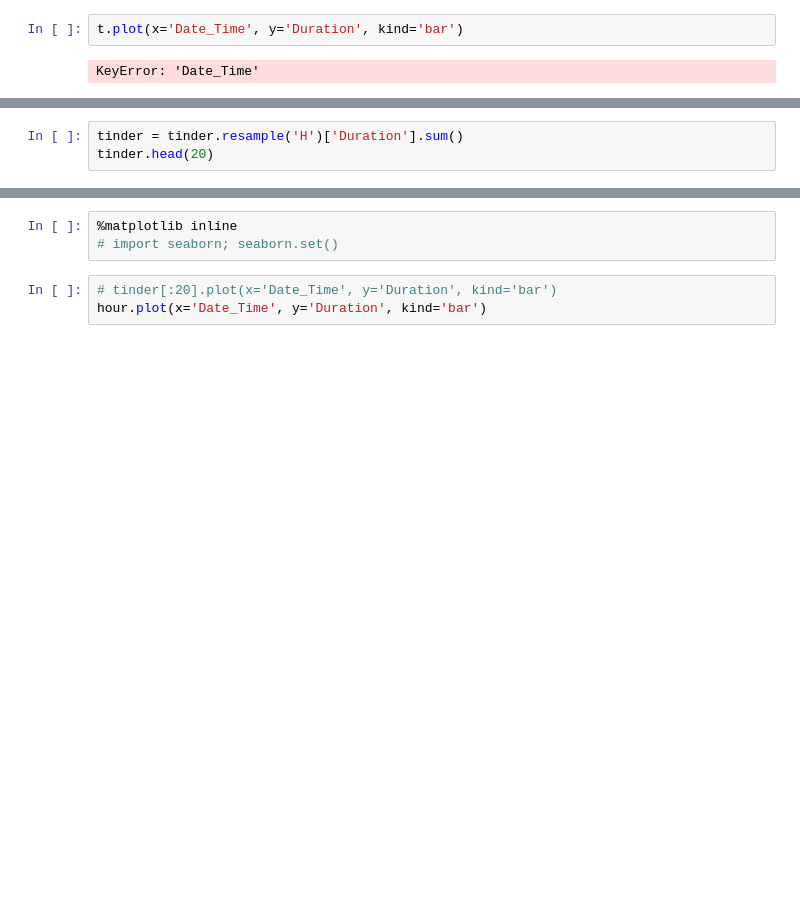
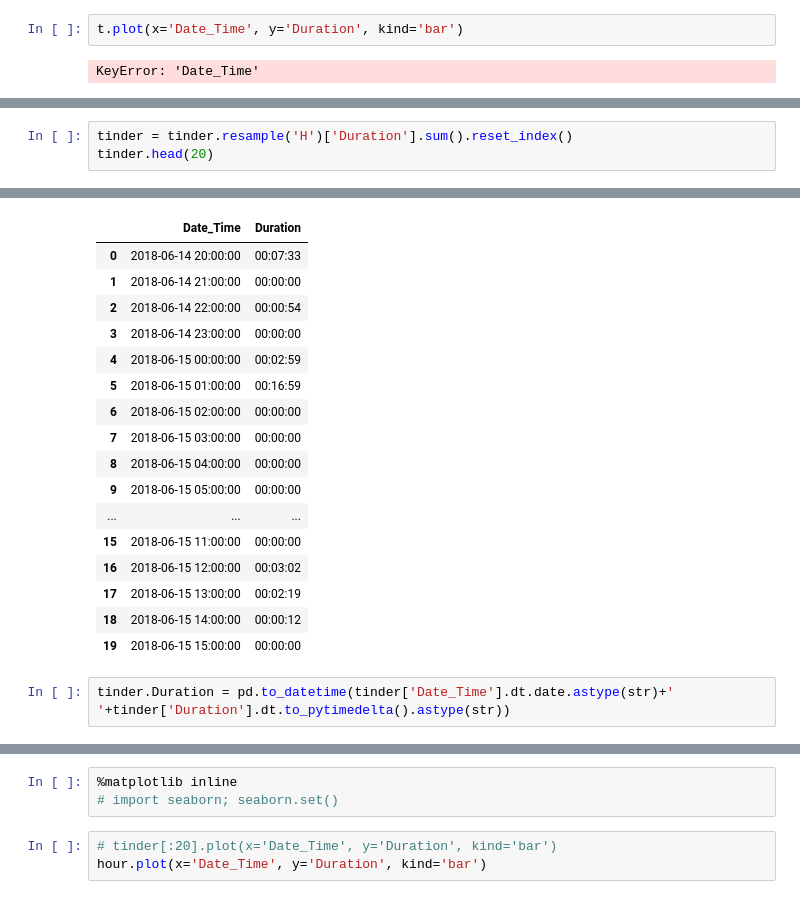
Before and after one commit to kanderson102/apptracker, a Jupyter notebook: sandbox3.ipynb, the cells around one changed output, grey strips where cells are left out. Cells and saved outputs as stored; diff of their text form; blank space fills up the shorter version.

```diff
--- a/sandbox3.ipynb
+++ b/sandbox3.ipynb
@@ -137,4 +166,4 @@ chart
 # %%
-tinder = tinder.resample('H')['Duration'].sum()
+tinder = tinder.resample('H')['Duration'].sum().reset_index()
 tinder.head(20)
 # %% [output]
@@ -157,0 +170,19 @@ Freq: H, Name: Duration, dtype: timedelta64[ns]
+|  | Date_Time | Duration |
+| 0 | 2018-06-14 20:00:00 | 00:07:33 |
+| 1 | 2018-06-14 21:00:00 | 00:00:00 |
+| 2 | 2018-06-14 22:00:00 | 00:00:54 |
+| 3 | 2018-06-14 23:00:00 | 00:00:00 |
+| 4 | 2018-06-15 00:00:00 | 00:02:59 |
+| 5 | 2018-06-15 01:00:00 | 00:16:59 |
+| 6 | 2018-06-15 02:00:00 | 00:00:00 |
+| 7 | 2018-06-15 03:00:00 | 00:00:00 |
+| 8 | 2018-06-15 04:00:00 | 00:00:00 |
+| 9 | 2018-06-15 05:00:00 | 00:00:00 |
+| ... | ... | ... |
+| 15 | 2018-06-15 11:00:00 | 00:00:00 |
+| 16 | 2018-06-15 12:00:00 | 00:03:02 |
+| 17 | 2018-06-15 13:00:00 | 00:02:19 |
+| 18 | 2018-06-15 14:00:00 | 00:00:12 |
+| 19 | 2018-06-15 15:00:00 | 00:00:00 |
+# %%
+tinder.Duration = pd.to_datetime(tinder['Date_Time'].dt.date.astype(str)+' '+tinder['Duration'].dt.to_pytimedelta().astype(str))
```
Also changed, not shown: parts of 7 cells of this notebook, 2 other files.
